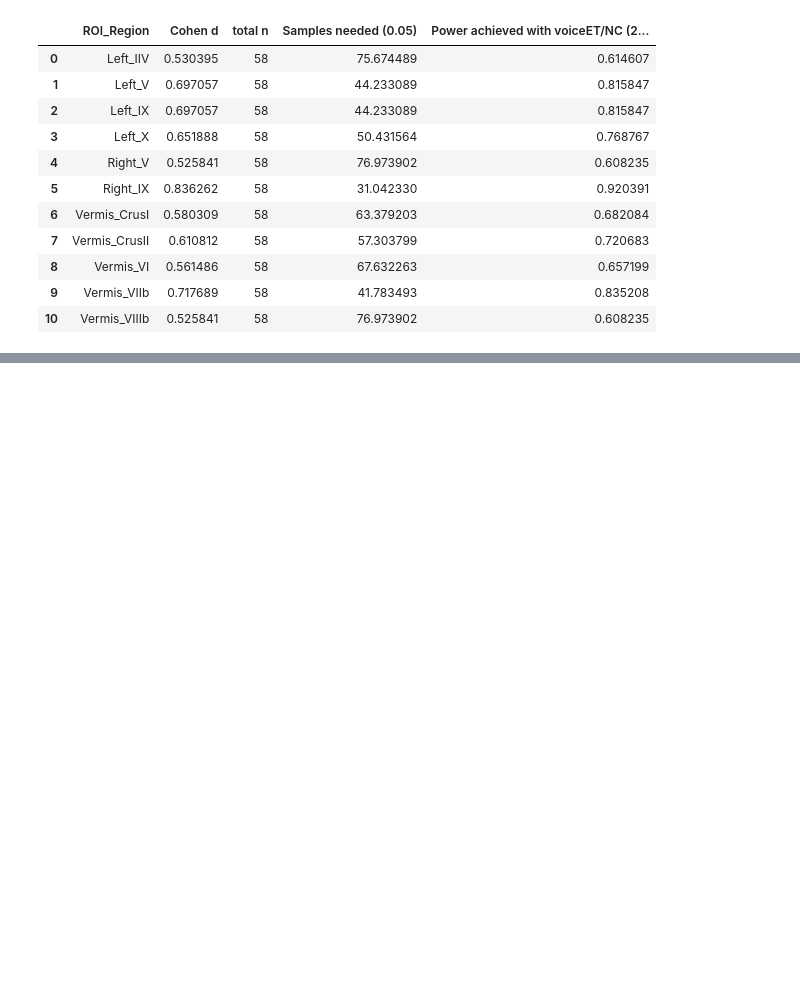
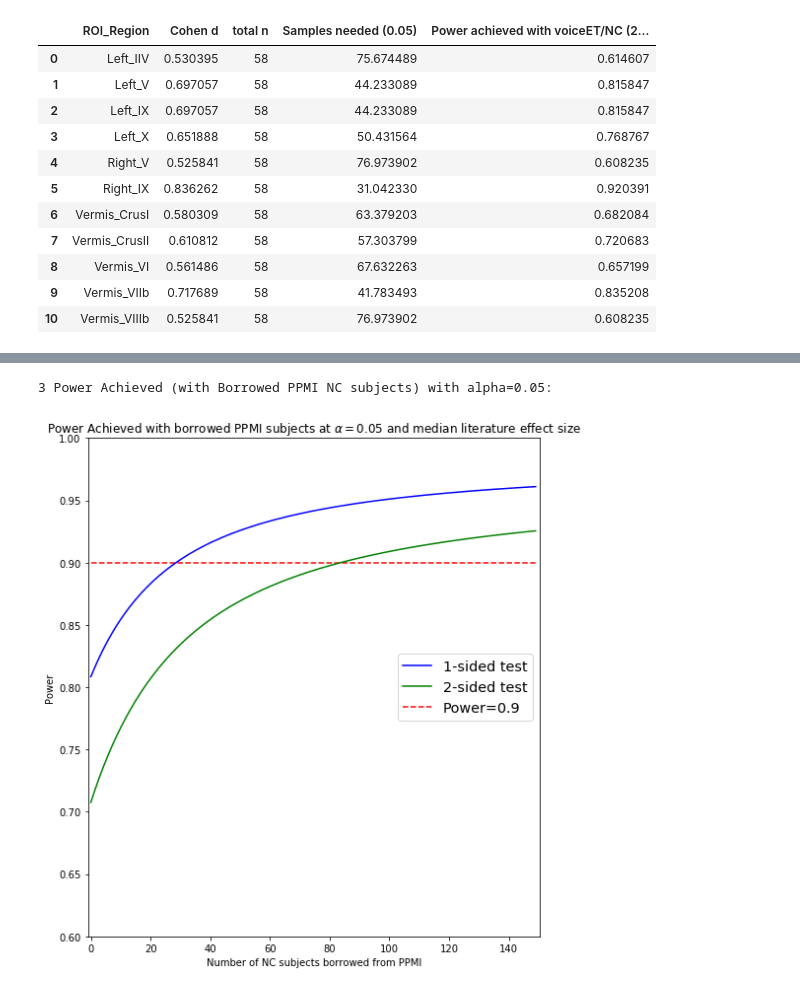
Before and after one commit to Vincent-wq/Replicability-of-PD-ICA, a Jupyter notebook: codes/devel/cerebellum_confounder/0_power_analysis.ipynb, the cells around one changed output, grey strips where cells are left out. Saved outputs shown, nothing was run; the diff lists cells and outputs as text; code cells hidden in the pictures; blank space fills up the shorter version.

```diff
--- a/codes/devel/cerebellum_confounder/0_power_analysis.ipynb
+++ b/codes/devel/cerebellum_confounder/0_power_analysis.ipynb
@@ -591,0 +609,16 @@ See the caveats in the documentation: http://pandas.pydata.org/pandas-docs/stabl
+# %%
+# borrow controls from PPMI to achieve better power and median of literature effect size
+
+alpha_expected= 0.05/2;
+print('1.3: Number of Samples needed (same for both group) for 2 sided, alpha='+str(alpha_expected)+', power='+str(power_expected)+' and effect size='+str(es_lit)+': ')
+print(math.ceil(power.tt_ind_solve_power(effect_size=es_lit, alpha=alpha_expected, power=power_expected)))
+print('1.4: Number of Samples needed (same for both group) for 1 sided, alpha='+str(alpha_expected)+', power='+str(power_expected)+' and effect size='+str(es_lit)+': ')
+print(math.ceil(power.tt_ind_solve_power(effect_size=es_lit, alpha=alpha_expected, power=power_expected, alternative='larger')))
+print('2.3: Number of Controls needed (from PPMI) single sided, for alpha='+str(alpha_expected)+', power='+str(power_expected)+' and effect size='+str(es_lit)+': ')
+r_expected=power.tt_ind_solve_power(effect_size=es_lit, nobs1=n_et, alpha=alpha_expected, power=power_expected, ratio=None, alternative='larger')
+n_nc_borrowed = math.ceil(r_expected*n_et-n_nc)
+print(n_nc_borrowed, ' r=', r_expected)
+print('2.4: Number of Controls needed (from PPMI) 2 sided, for alpha='+str(alpha_expected)+', power='+str(power_expected)+' and effect size='+str(es_lit)+': ')
+r_d_expected=power.tt_ind_solve_power(effect_size=es_lit, nobs1=n_et, alpha=alpha_expected, power=power_expected, ratio=None)
+n_nc_d_borrowed = math.ceil(r_d_expected*n_et-n_nc)
+print(n_nc_d_borrowed, ' r=', r_d_expected)
@@ -591,0 +634,19 @@ See the caveats in the documentation: http://pandas.pydata.org/pandas-docs/stabl
+# %%
+#Power achieved with Number of borrowed subjects
+n_borrowed=array(array(range(0,150)))
+power_borrowed=[ power.tt_ind_solve_power(effect_size=es_lit, nobs1=n_et, alpha=alpha_expected, ratio=(x+n_nc)/n_et, alternative='larger') for x in n_borrowed];
+power_borrowed_2=[ power.tt_ind_solve_power(effect_size=es_lit, nobs1=n_et, alpha=alpha_expected, ratio=(x+n_nc)/n_et) for x in n_borrowed];
+print('3 Power Achieved (with Borrowed PPMI NC subjects) with alpha='+str(alpha_expected)+': \n')
+fig, ax = plt.subplots(figsize=(8, 8))
+ax.plot(n_borrowed,power_borrowed,'b')
+ax.plot(n_borrowed,power_borrowed_2, 'g')
+plt.hlines(power_expected, xmin=0, xmax=max(n_borrowed), colors='r', linestyles='--', label='power=0.9')
+ax.set_xlim([-1,max(n_borrowed)*1.01]); ax.set_ylim([0.6,1.0]);
+ax.set_xlabel('Number of NC subjects borrowed from PPMI')
+ax.set_ylabel('Power')
+ax.set_title(r'Power Achieved with borrowed PPMI subjects at $\alpha=0.05$ and median literature effect size')
+ax.legend(['1-sided test','2-sided test','Power='+str(power_expected)], loc='right',fontsize='x-large')
+plt.tight_layout()
+# %% [output]
+3 Power Achieved (with Borrowed PPMI NC subjects) with alpha=0.05:
+[figure, added]
```
Also changed, not shown: parts of 3 cells of this notebook, 1 other file.
